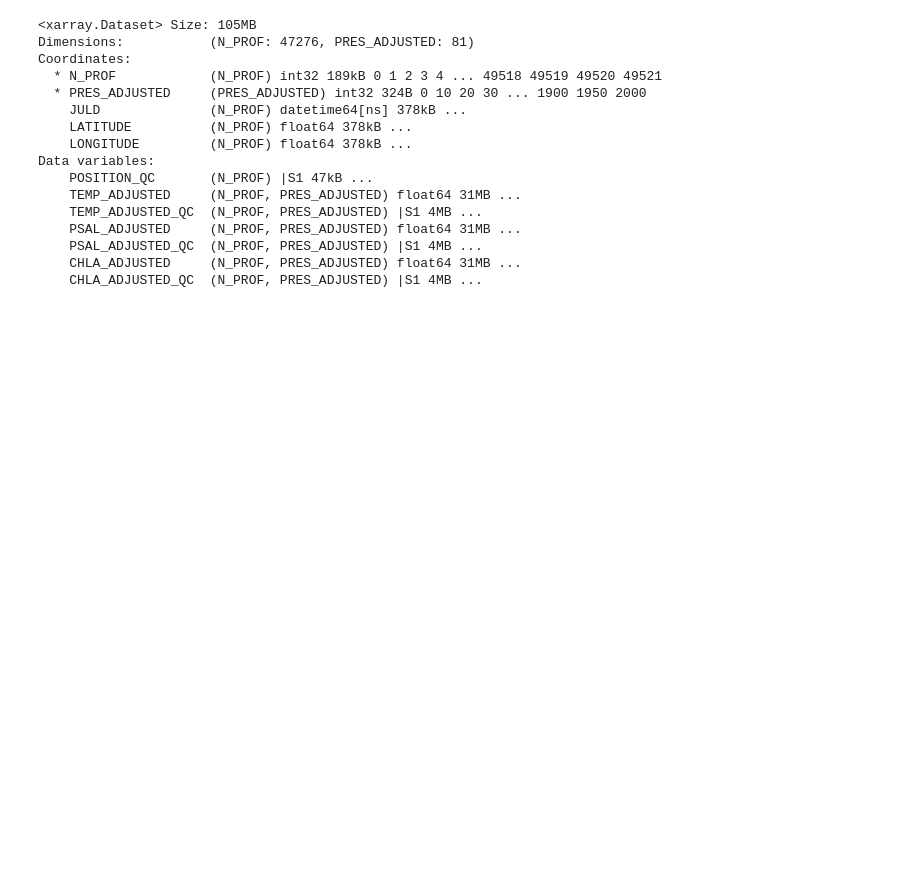
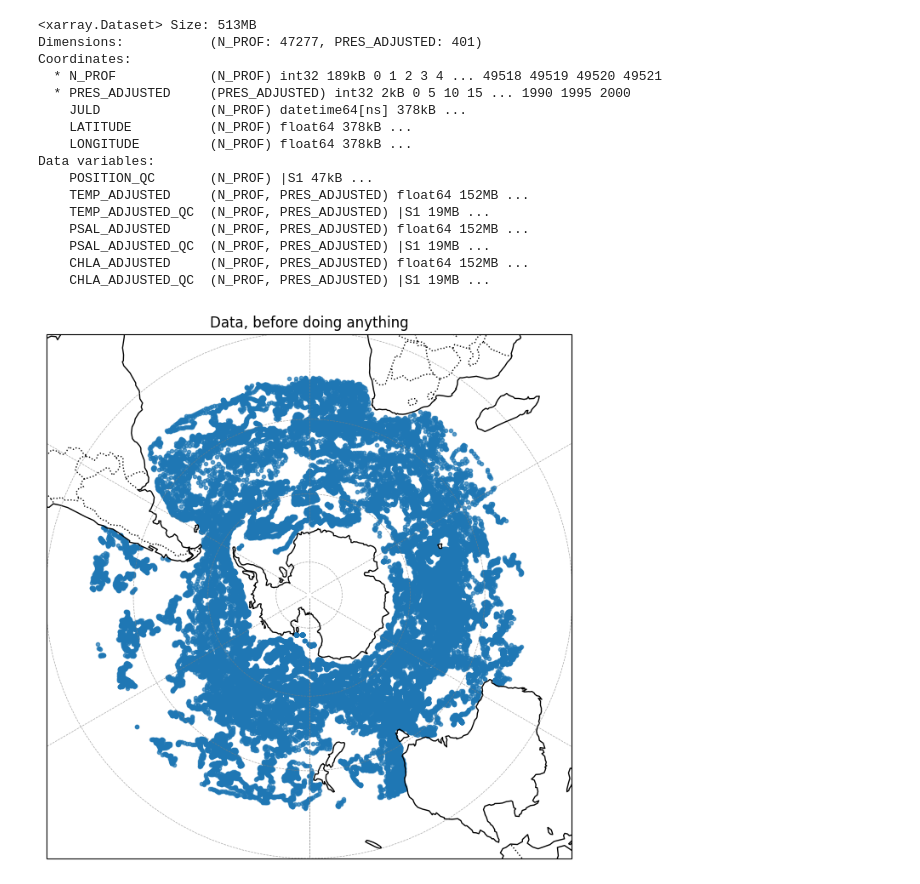
Before and after one commit to soupologist/southern-ocean-fronts, a Jupyter notebook: gmm.ipynb, the cells around one changed output. Saved outputs shown, nothing was run; the diff lists cells and outputs as text; code cells hidden in the pictures; blank space fills up the shorter version.

```diff
--- a/gmm.ipynb
+++ b/gmm.ipynb
@@ -4,26 +4,57 @@ import matplotlib.pyplot as plt
 import numpy as np
 import random
 # %%
-file_path = "netcdf_files/southern-ocean-chla.nc"
+file_path = "netcdf_files/southern-ocean-chla-uniform.nc"
 
 # Open the NetCDF file
 ds = xr.open_dataset(file_path)
 ds
 # %% [output]
-<xarray.Dataset> Size: 105MB
-Dimensions:           (N_PROF: 47276, PRES_ADJUSTED: 81)
+<xarray.Dataset> Size: 513MB
+Dimensions:           (N_PROF: 47277, PRES_ADJUSTED: 401)
 Coordinates:
   * N_PROF            (N_PROF) int32 189kB 0 1 2 3 4 ... 49518 49519 49520 49521
-  * PRES_ADJUSTED     (PRES_ADJUSTED) int32 324B 0 10 20 30 ... 1900 1950 2000
+  * PRES_ADJUSTED     (PRES_ADJUSTED) int32 2kB 0 5 10 15 ... 1990 1995 2000
     JULD              (N_PROF) datetime64[ns] 378kB ...
     LATITUDE          (N_PROF) float64 378kB ...
     LONGITUDE         (N_PROF) float64 378kB ...
 Data variables:
     POSITION_QC       (N_PROF) |S1 47kB ...
-    TEMP_ADJUSTED     (N_PROF, PRES_ADJUSTED) float64 31MB ...
-    TEMP_ADJUSTED_QC  (N_PROF, PRES_ADJUSTED) |S1 4MB ...
-    PSAL_ADJUSTED     (N_PROF, PRES_ADJUSTED) float64 31MB ...
-    PSAL_ADJUSTED_QC  (N_PROF, PRES_ADJUSTED) |S1 4MB ...
-    CHLA_ADJUSTED     (N_PROF, PRES_ADJUSTED) float64 31MB ...
-    CHLA_ADJUSTED_QC  (N_PROF, PRES_ADJUSTED) |S1 4MB ...
+    TEMP_ADJUSTED     (N_PROF, PRES_ADJUSTED) float64 152MB ...
+    TEMP_ADJUSTED_QC  (N_PROF, PRES_ADJUSTED) |S1 19MB ...
+    PSAL_ADJUSTED     (N_PROF, PRES_ADJUSTED) float64 152MB ...
+    PSAL_ADJUSTED_QC  (N_PROF, PRES_ADJUSTED) |S1 19MB ...
+    CHLA_ADJUSTED     (N_PROF, PRES_ADJUSTED) float64 152MB ...
+    CHLA_ADJUSTED_QC  (N_PROF, PRES_ADJUSTED) |S1 19MB ...
+# %%
+import cartopy.crs as ccrs
+import cartopy.feature as cfeature
+import matplotlib.pyplot as plt
+
+# Plot the geographic scatter map with Cartopy
+plt.figure(figsize=(12, 8))
+ax = plt.axes(projection=ccrs.SouthPolarStereo())
+ax.set_extent([-180, 180, -90, -20], crs=ccrs.PlateCarree())  # Define extent for better visualization
+
+# Add scatter points for the clusters
+scatter = plt.scatter(
+    ds['LONGITUDE'],
+    ds['LATITUDE'],
+    alpha=0.7,
+    marker='.',
+    transform=ccrs.PlateCarree()
+)
+
+# Add features to the map
+ax.add_feature(cfeature.COASTLINE, linewidth=1)
+ax.add_feature(cfeature.BORDERS, linestyle=':')
+ax.gridlines(draw_labels=False, linewidth=0.5, color='gray', alpha=0.7, linestyle='--')
+
+# Add labels and title
+plt.title("Data, before doing anything", fontsize=12)
+
+# Show the plot
+plt.show()
+# %% [output]
+[figure, added]
 # %%
```
Also changed, not shown: parts of 21 cells of this notebook.
